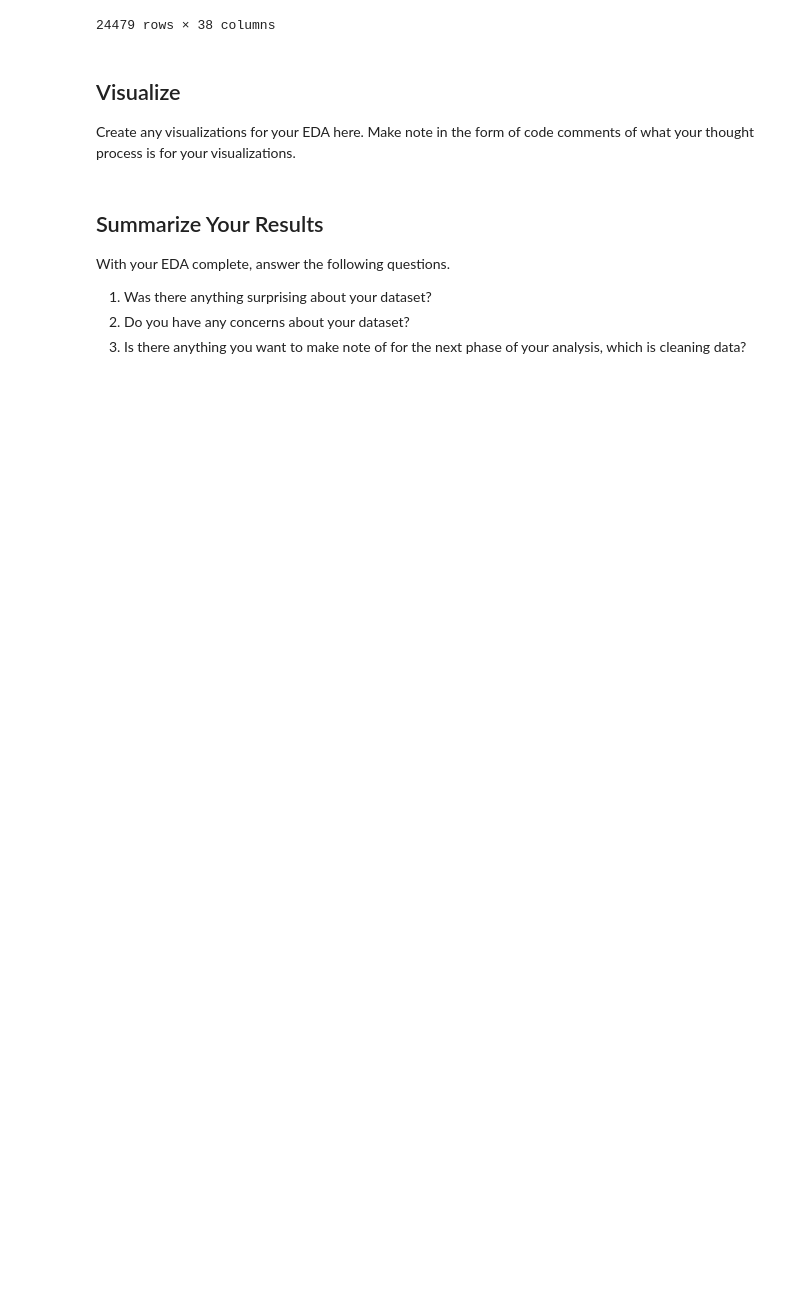
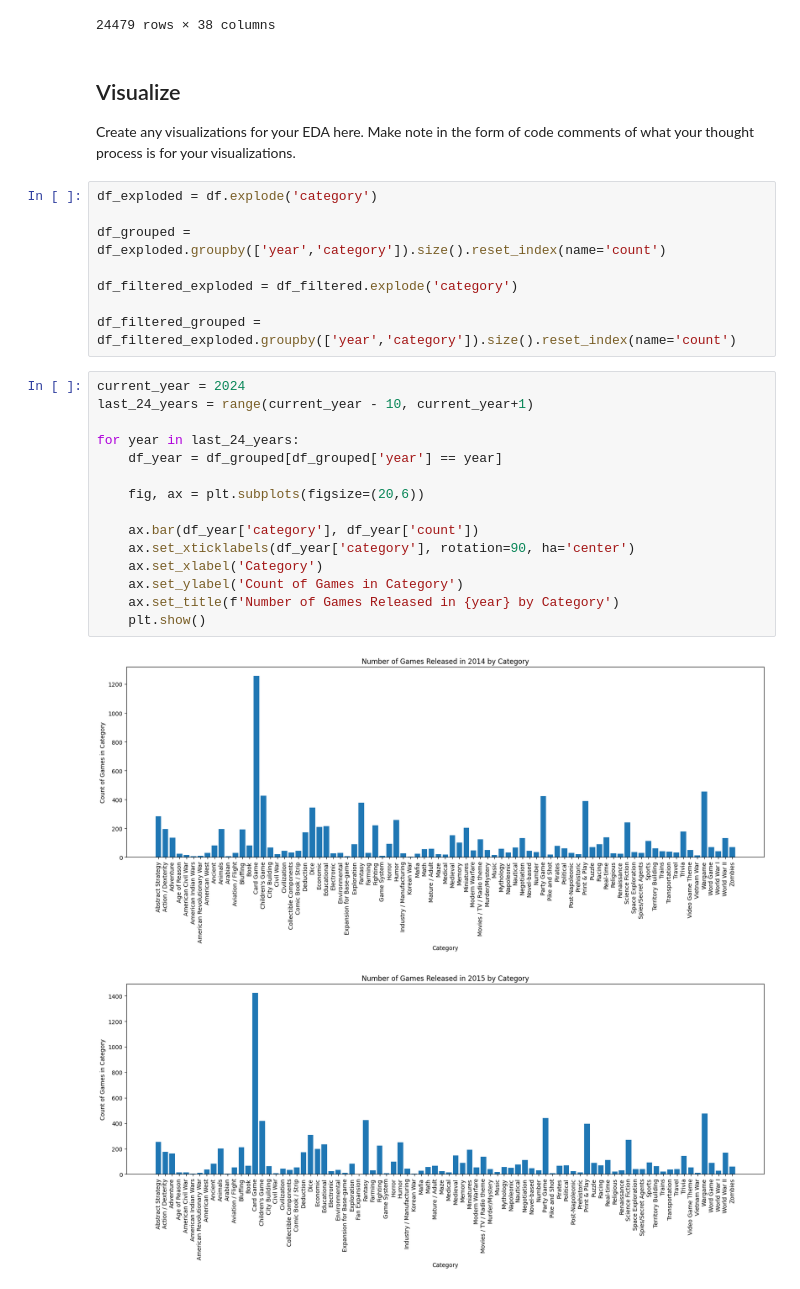
Before and after one commit to DataLore777/eda-checkpoint, a Jupyter notebook: checkpoint-two.ipynb, the cells around one changed output. Cells and saved outputs as stored; diff of their text form; blank space fills up the shorter version.

```diff
--- a/checkpoint-two.ipynb
+++ b/checkpoint-two.ipynb
@@ -144,11 +128,29 @@ display(df_filtered)
 ## Visualize
 
 Create any visualizations for your EDA here. Make note in the form of code comments of what your thought process is for your visualizations.
-# %% [markdown]
-## Summarize Your Results
-
-With your EDA complete, answer the following questions.
-
-1. Was there anything surprising about your dataset?
-2. Do you have any concerns about your dataset?
-3. Is there anything you want to make note of for the next phase of your analysis, which is cleaning data?
+# %%
+df_exploded = df.explode('category')
+
+df_grouped = df_exploded.groupby(['year','category']).size().reset_index(name='count')
+
+df_filtered_exploded = df_filtered.explode('category')
+
+df_filtered_grouped = df_filtered_exploded.groupby(['year','category']).size().reset_index(name='count')
+# %%
+current_year = 2024
+last_24_years = range(current_year - 10, current_year+1)
+
+for year in last_24_years:
+    df_year = df_grouped[df_grouped['year'] == year]
+
+    fig, ax = plt.subplots(figsize=(20,6))
+
+    ax.bar(df_year['category'], df_year['count'])
+    ax.set_xticklabels(df_year['category'], rotation=90, ha='center')
+    ax.set_xlabel('Category')
+    ax.set_ylabel('Count of Games in Category')
+    ax.set_title(f'Number of Games Released in {year} by Category')
+    plt.show()
+# %% [output]
+[figure, added]
+[figure, added]
```
Also changed, not shown: parts of 5 cells of this notebook.
